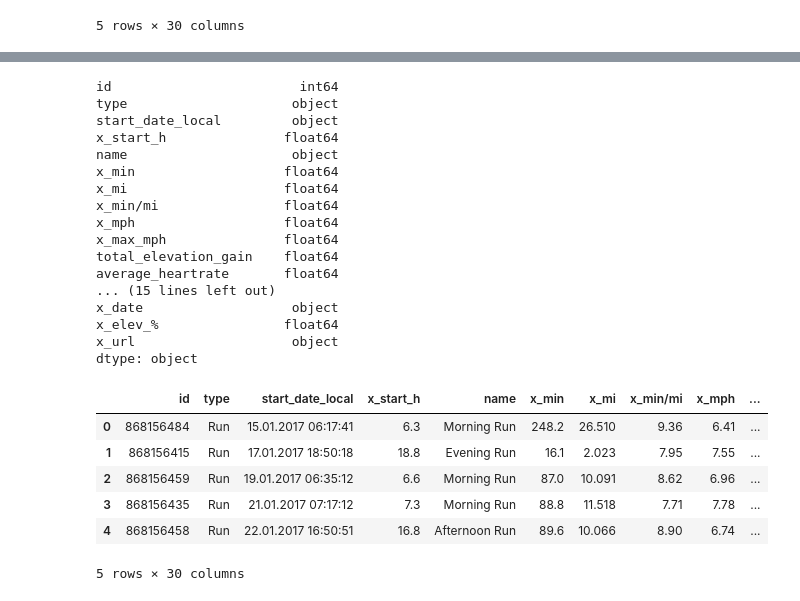
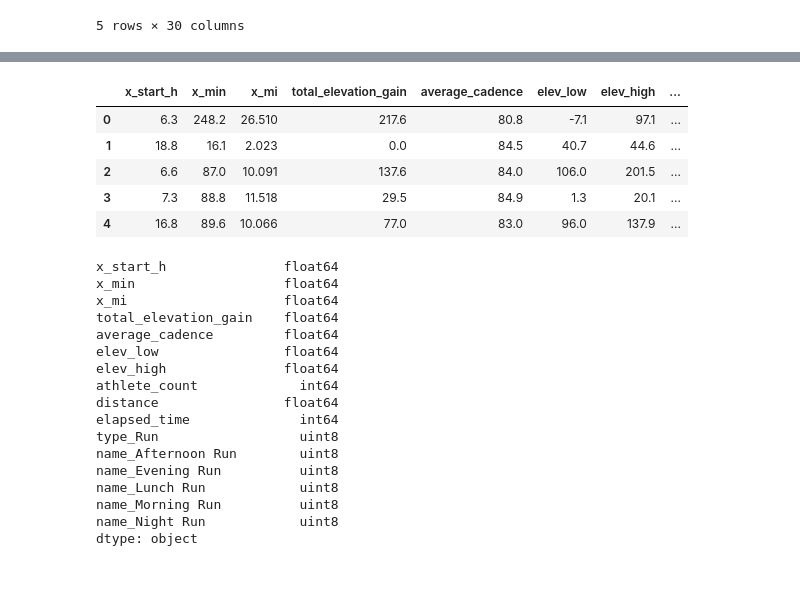
Before and after one commit to jmbruner37/fitness_tracking, a Jupyter notebook: ac_activities_torben_107.ipynb, the cells around one changed output, grey strips where cells are left out. Drawn from its saved outputs; the diff is of its cells as text; code cells hidden in the pictures.

```diff
--- a/ac_activities_torben_107.ipynb
+++ b/ac_activities_torben_107.ipynb
@@ -20,32 +89,32 @@ activities_csv.head()
+# %%
+data = X.copy()
+
+data_binary_encoded = pd.get_dummies(data)
+data_binary_encoded.head()
+# %% [output]
+|  | x_start_h | x_min | x_mi | total_elevation_gain | average_cadence | elev_low | elev_high | ... |
+| 0 | 6.3 | 248.2 | 26.510 | 217.6 | 80.8 | -7.1 | 97.1 | ... |
+| 1 | 18.8 | 16.1 | 2.023 | 0.0 | 84.5 | 40.7 | 44.6 | ... |
+| 2 | 6.6 | 87.0 | 10.091 | 137.6 | 84.0 | 106.0 | 201.5 | ... |
+| 3 | 7.3 | 88.8 | 11.518 | 29.5 | 84.9 | 1.3 | 20.1 | ... |
+| 4 | 16.8 | 89.6 | 10.066 | 77.0 | 83.0 | 96.0 | 137.9 | ... |
 # %%
-activities_csv.dtypes
+data_binary_encoded.dtypes
 # %% [output]
-id                        int64
-type                     object
-start_date_local         object
 x_start_h               float64
-name                     object
 x_min                   float64
 x_mi                    float64
-x_min/mi                float64
-x_mph                   float64
-x_max_mph               float64
 total_elevation_gain    float64
-average_heartrate       float64
-... (15 lines left out)
-x_date                   object
-x_elev_%                float64
-x_url                    object
+average_cadence         float64
+elev_low                float64
+elev_high               float64
+athlete_count             int64
+distance                float64
+elapsed_time              int64
+type_Run                  uint8
+name_Afternoon Run        uint8
+name_Evening Run          uint8
+name_Lunch Run            uint8
+name_Morning Run          uint8
+name_Night Run            uint8
 dtype: object
-# %%
-activities = activities_csv
-#activities = activities_csv[["Activity Type", "Date", "Title", "Distance", "Calories", "Time", "Avg HR"]].copy()
-activities.head()
-# %% [output]
-|  | id | type | start_date_local | x_start_h | name | x_min | x_mi | x_min/mi | x_mph | ... |
-| 0 | 868156484 | Run | 15.01.2017 06:17:41 | 6.3 | Morning Run | 248.2 | 26.510 | 9.36 | 6.41 | ... |
-| 1 | 868156415 | Run | 17.01.2017 18:50:18 | 18.8 | Evening Run | 16.1 | 2.023 | 7.95 | 7.55 | ... |
-| 2 | 868156459 | Run | 19.01.2017 06:35:12 | 6.6 | Morning Run | 87.0 | 10.091 | 8.62 | 6.96 | ... |
-| 3 | 868156435 | Run | 21.01.2017 07:17:12 | 7.3 | Morning Run | 88.8 | 11.518 | 7.71 | 7.78 | ... |
-| 4 | 868156458 | Run | 22.01.2017 16:50:51 | 16.8 | Afternoon Run | 89.6 | 10.066 | 8.90 | 6.74 | ... |
-5 rows × 30 columns
```
Also changed, not shown: parts of 16 cells of this notebook.
